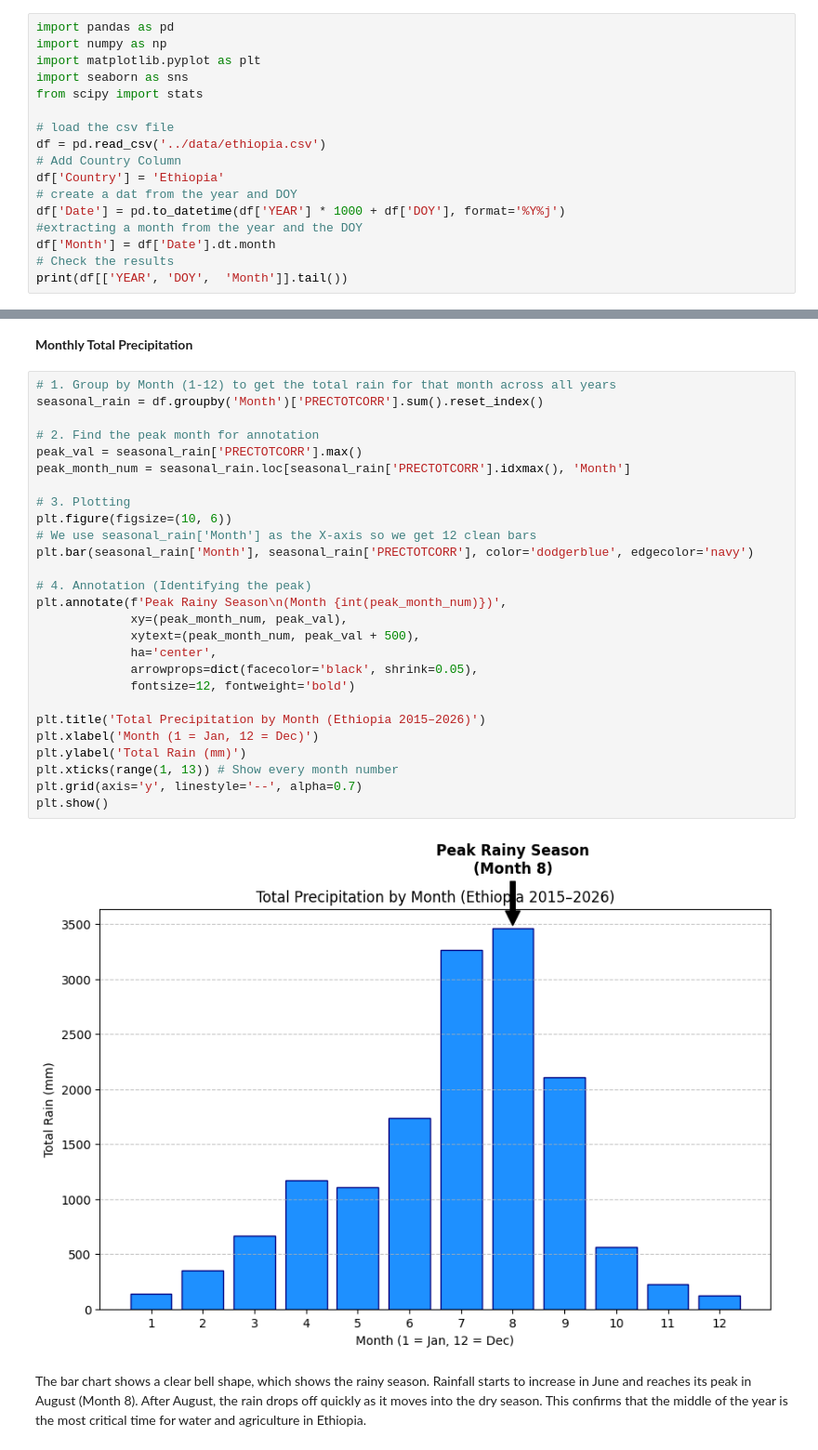
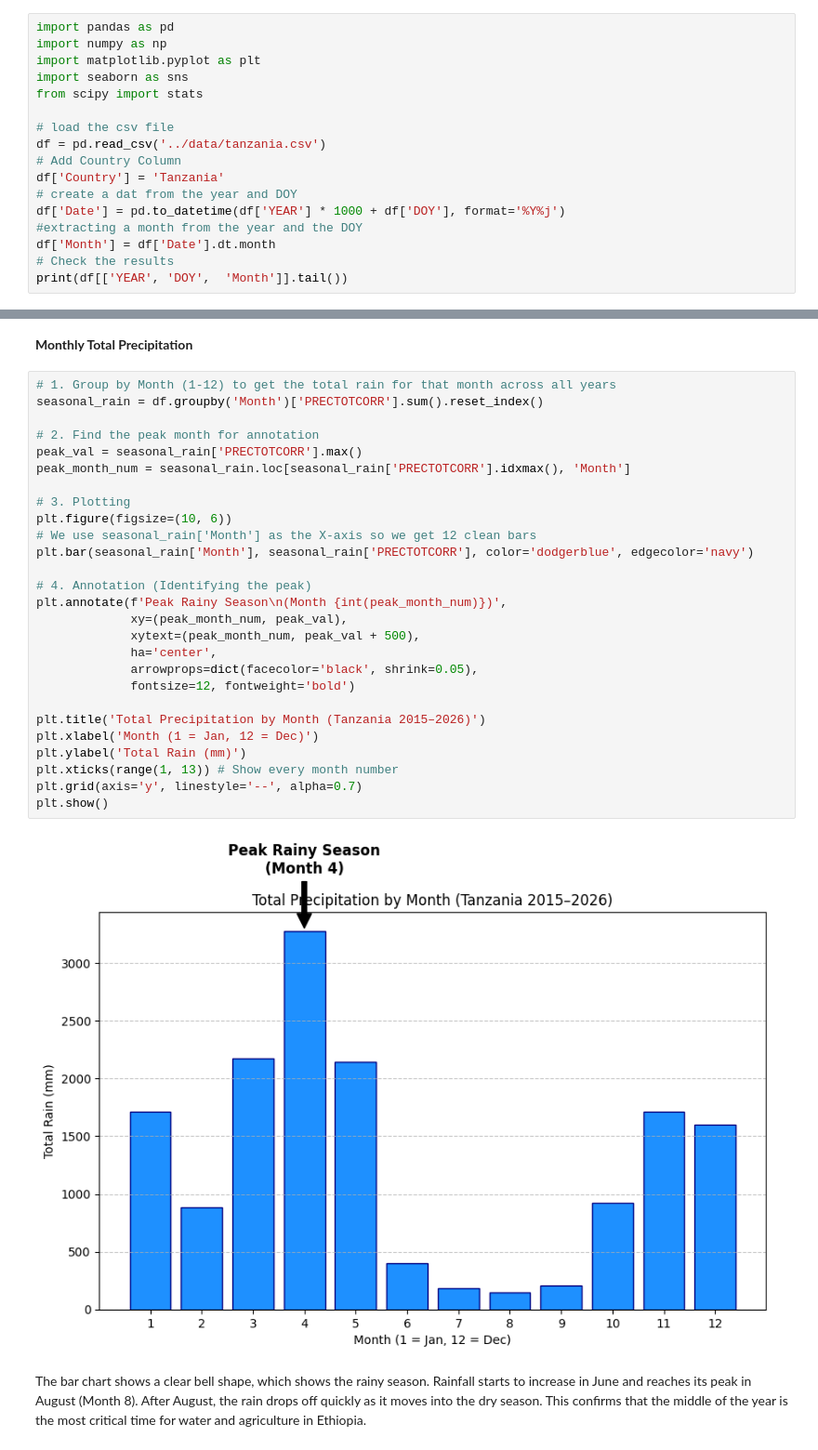
Before and after one commit to hermiMAB/climate-challenge-week0, a Jupyter notebook: notebooks/tanzania_eda.ipynb, the cells around one changed output, grey strips where cells are left out. Shown at 93% size. Drawn from its saved outputs; the diff is of its cells as text.

```diff
--- a/notebooks/tanzania_eda.ipynb
+++ b/notebooks/tanzania_eda.ipynb
@@ -11,9 +11,9 @@ import seaborn as sns
 from scipy import stats
 
 # load the csv file
-df = pd.read_csv('../data/ethiopia.csv')
+df = pd.read_csv('../data/tanzania.csv')
 # Add Country Column
-df['Country'] = 'Ethiopia'
+df['Country'] = 'Tanzania'
 # create a dat from the year and DOY
 df['Date'] = pd.to_datetime(df['YEAR'] * 1000 + df['DOY'], format='%Y%j')
 #extracting a month from the year and the DOY
@@ -171,32 +169,32 @@ The line chart shows how the temperature moves up and down in a steady every yea
 # %%
 # 1. Group by Month (1-12) to get the total rain for that month across all years
 seasonal_rain = df.groupby('Month')['PRECTOTCORR'].sum().reset_index()
 
 # 2. Find the peak month for annotation
 peak_val = seasonal_rain['PRECTOTCORR'].max()
 peak_month_num = seasonal_rain.loc[seasonal_rain['PRECTOTCORR'].idxmax(), 'Month']
 
 # 3. Plotting
 plt.figure(figsize=(10, 6))
 # We use seasonal_rain['Month'] as the X-axis so we get 12 clean bars
 plt.bar(seasonal_rain['Month'], seasonal_rain['PRECTOTCORR'], color='dodgerblue', edgecolor='navy')
 
 # 4. Annotation (Identifying the peak)
 plt.annotate(f'Peak Rainy Season\n(Month {int(peak_month_num)})',
              xy=(peak_month_num, peak_val),
              xytext=(peak_month_num, peak_val + 500),
              ha='center',
              arrowprops=dict(facecolor='black', shrink=0.05),
              fontsize=12, fontweight='bold')
 
-plt.title('Total Precipitation by Month (Ethiopia 2015–2026)')
+plt.title('Total Precipitation by Month (Tanzania 2015–2026)')
 plt.xlabel('Month (1 = Jan, 12 = Dec)')
 plt.ylabel('Total Rain (mm)')
 plt.xticks(range(1, 13)) # Show every month number
 plt.grid(axis='y', linestyle='--', alpha=0.7)
 plt.show()
 # %% [output]
-[figure, old version]
+[figure, new version]
 # %% [markdown]
 The bar chart shows a clear bell shape, which shows the rainy season. Rainfall starts to increase in June and reaches its  peak in August (Month 8). After August, the rain drops off quickly as it moves into the dry season. This confirms that the middle of the year is the most critical time for water and agriculture in Ethiopia.
 # %% [markdown]
```
Also changed, not shown: parts of 14 cells of this notebook, 1 other file.
